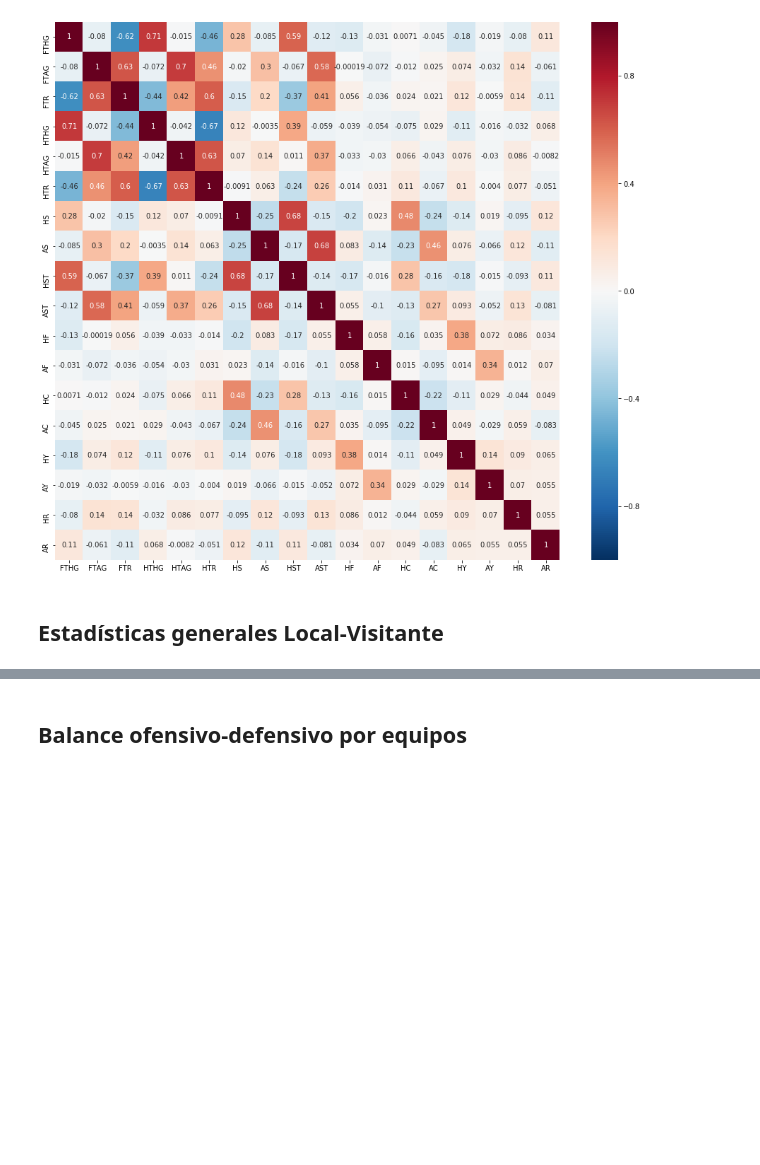
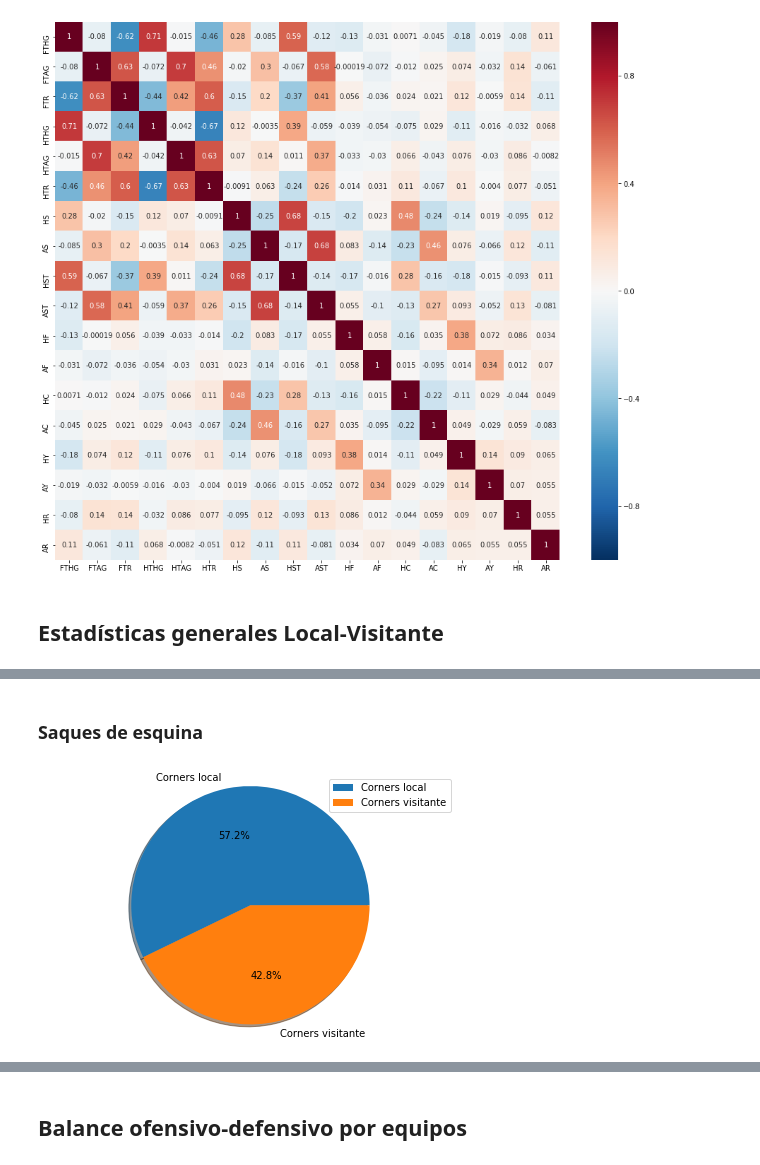
Before and after one commit to m1gu3lfj/Python-Analisis-LaLiga, a Jupyter notebook: AnalisisLaLiga.ipynb, the cells around one changed output, grey strips where cells are left out. Drawn from its saved outputs; the diff is of its cells as text; code cells hidden in the pictures; blank space fills up the shorter version.

```diff
--- a/AnalisisLaLiga.ipynb
+++ b/AnalisisLaLiga.ipynb
@@ -221,0 +246,11 @@ plt.show()
+# %% [markdown]
+### Saques de esquina
+# %%
+fig3, ax3 = plt.subplots(figsize=(6,4))
+ax3.pie([corners_local, corners_visitante], labels=['Corners local','Corners visitante'], autopct='%1.1f%%', shadow=True)
+ax3.axis('equal')
+plt.tight_layout()
+plt.legend()
+plt.show()
+# %% [output]
+[figure, added]
```
Also changed, not shown: parts of 20 cells of this notebook.
